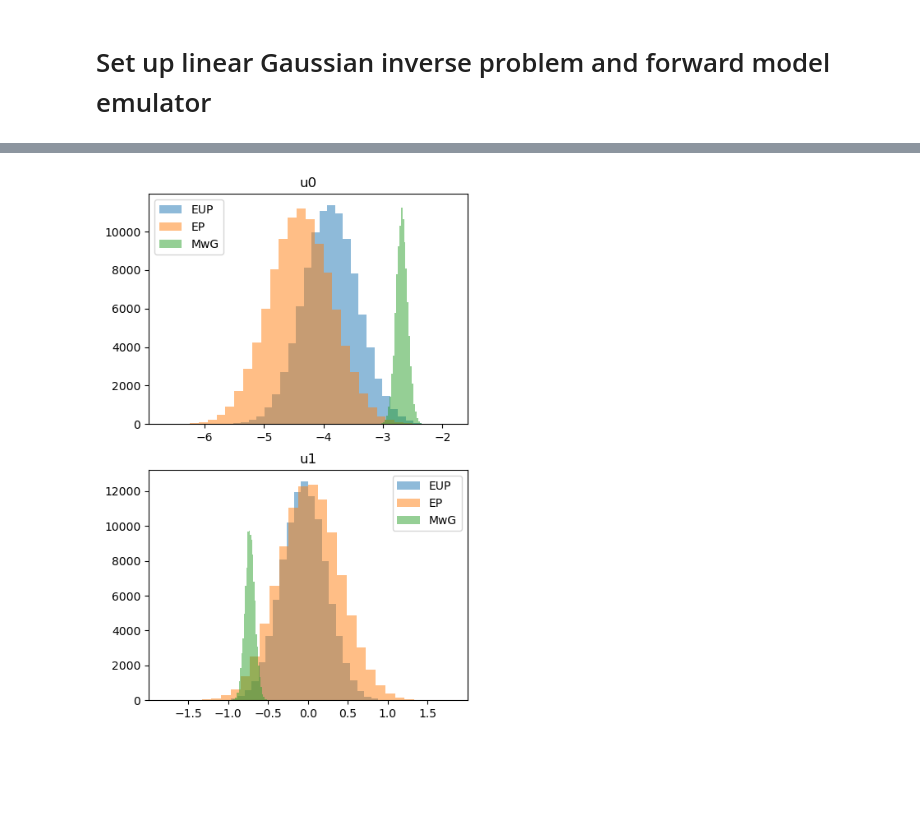
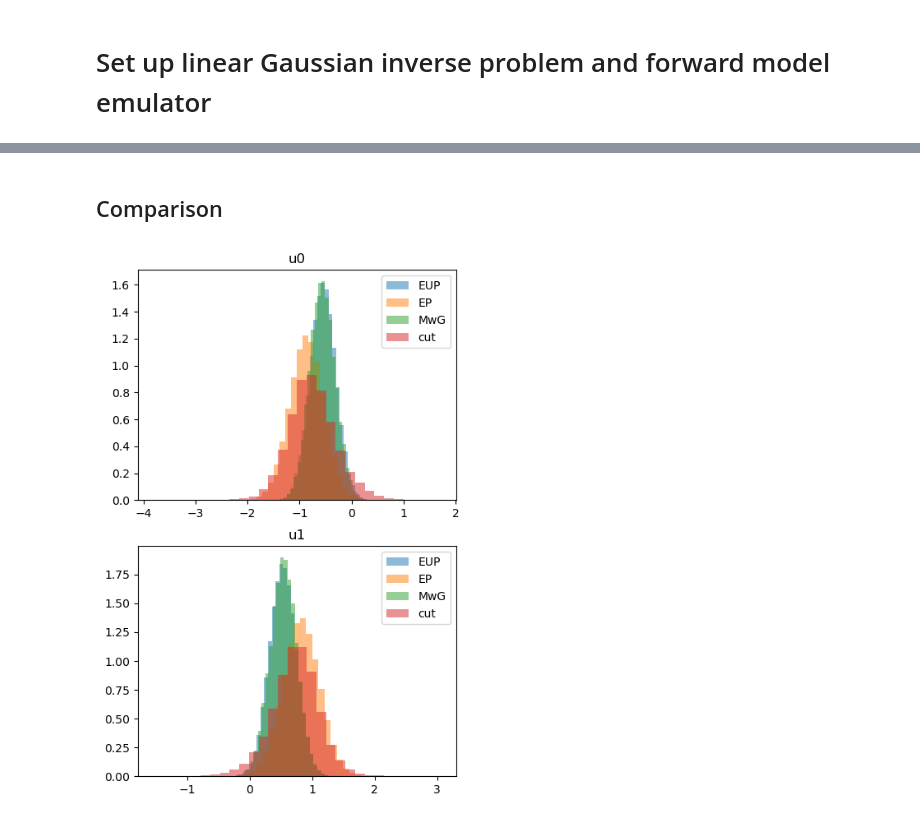
Before and after one commit to arob5/Bayesian-inference-with-surrogates, a Jupyter notebook: experiments/linear_Gaussian/linear_Gaussian_experiment.ipynb, the cells around one changed output, grey strips where cells are left out. Drawn from its saved outputs; the diff is of its cells as text; code cells hidden in the pictures; blank space fills up the shorter version.

Commit message:
Bug fixes for approx MCMC algs / now working correctly.

```diff
--- a/experiments/linear_Gaussian/linear_Gaussian_experiment.ipynb
+++ b/experiments/linear_Gaussian/linear_Gaussian_experiment.ipynb
@@ -118,0 +86,3 @@ plt.show()
+# %%
+burn_in_start = 10000
+samp_mcmc = samp_mcmc[burn_in_start:,:]
@@ -118,0 +91,8 @@ plt.show()
+# %%
+cut_alg = get_naive_cut_sampler(y, u, G, noise, e, rng, u_prop_scale=0.1)
+# %%
+cut_alg.sample(num_steps=n_mcmc)
+
+samp_cut = np.empty((len(cut_alg.trace), u.dim))
+for i in range(samp_cut.shape[0]):
+    samp_cut[i,:] = cut_alg.trace[i].primary["u"]
@@ -119,6 +105,11 @@ plt.show()
+# %%
+burn_in_start = 10000
+samp_cut = samp_cut[burn_in_start:,:]
+# %% [markdown]
+## Comparison
 # %%
-hist_plt_mwg = get_col_hist_grid(samp_eup, samp_ep, mcmc_samp, bins=30, nrows=2,
-                                 col_labs=col_labs, plot_labs=["EUP", "EP", "MwG"])
+hist_plt_mcmc = get_col_hist_grid(samp_eup, samp_ep, samp_mcmc, samp_cut, bins=30, nrows=2,
+                                  col_labs=col_labs, plot_labs=["EUP", "EP", "MwG", "cut"])
 plt.show()
 # %% [output]
-[figure, old version]
+[figure, new version]
```
Also changed, not shown: parts of 22 cells of this notebook, 1 other file.
